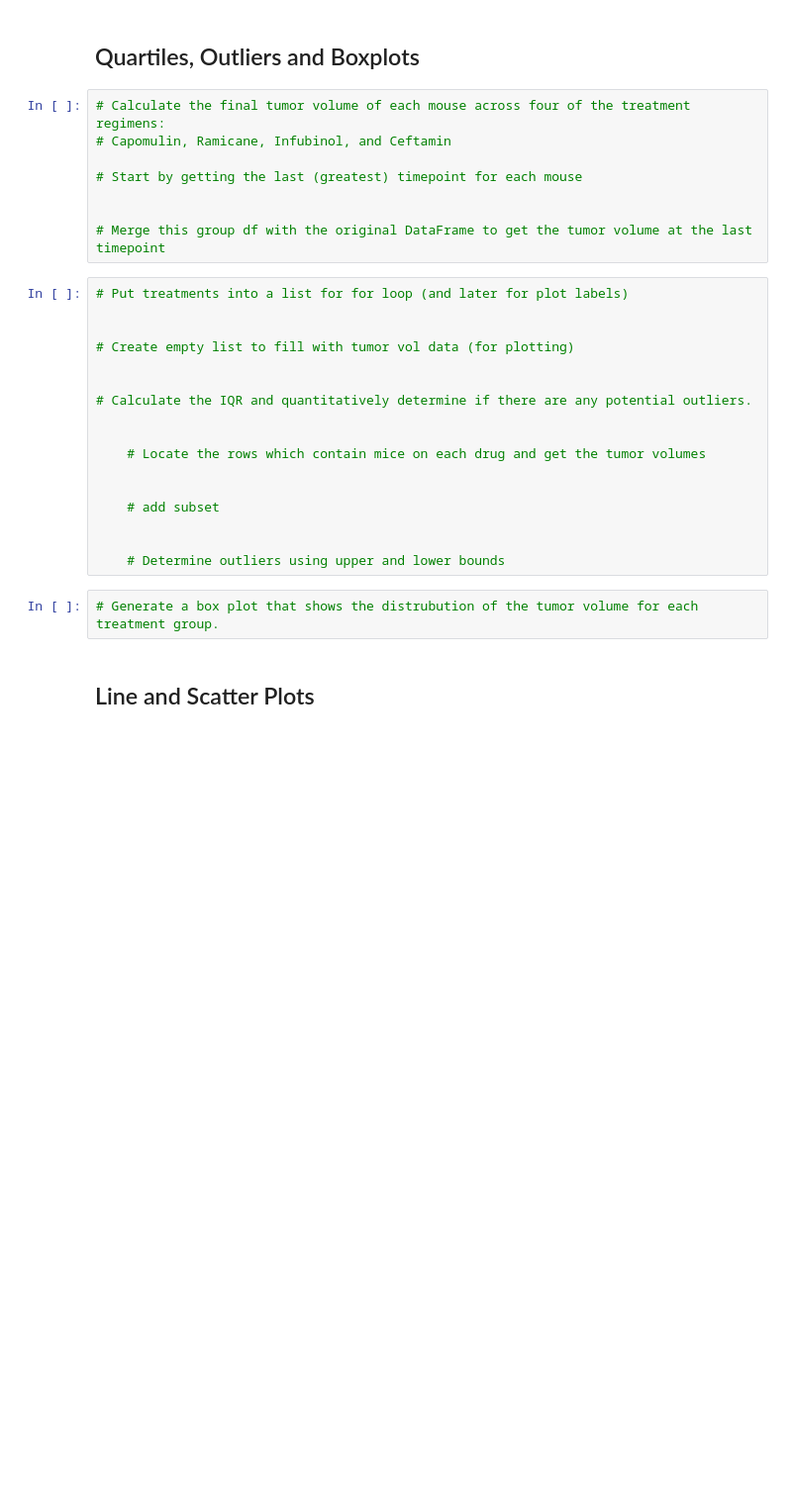
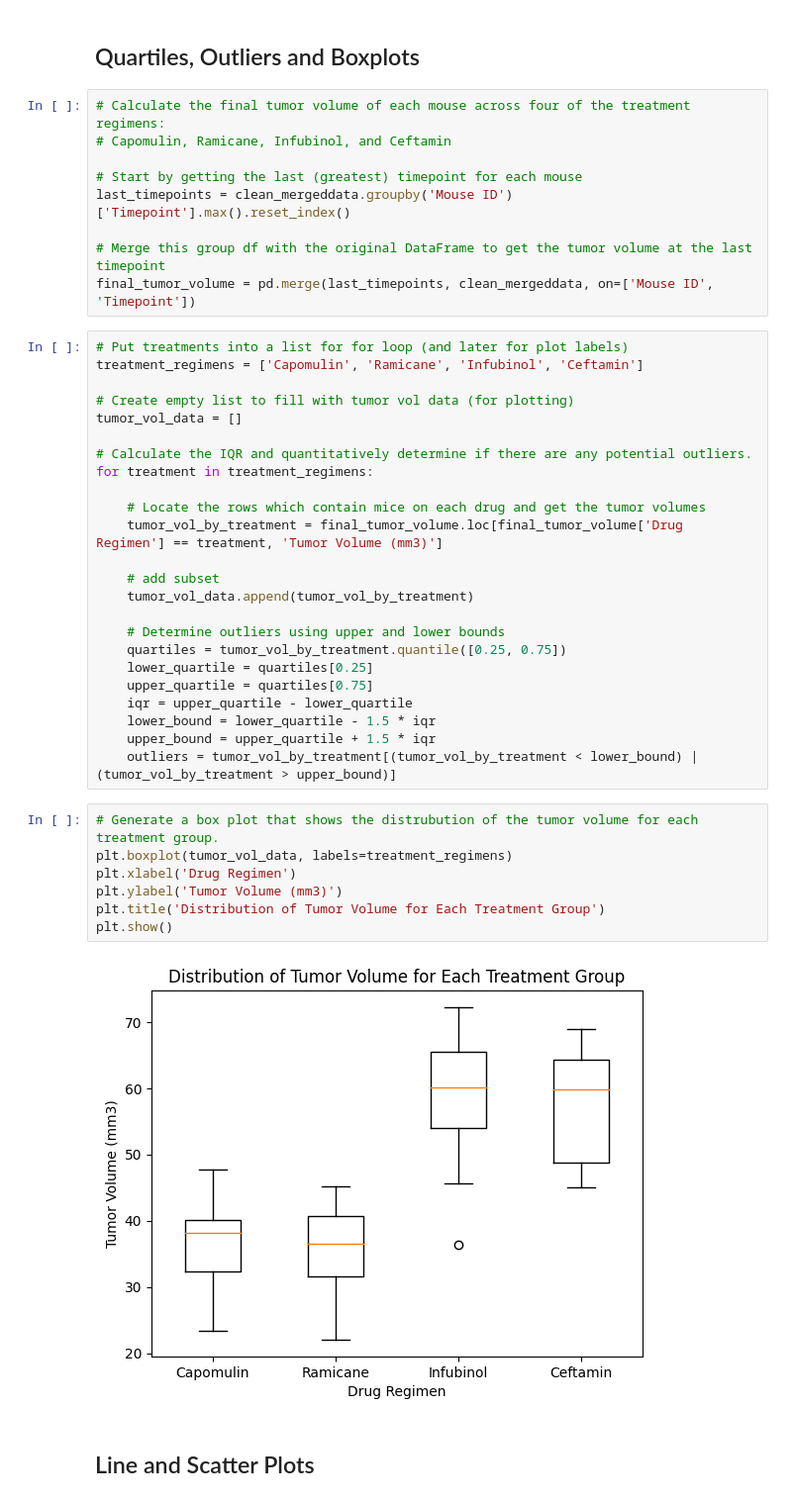
Before and after one commit to Sindu7/Matplotlib_Challenge, a Jupyter notebook: Pymaceuticals/pymaceuticals.ipynb, the cells around one changed output. Shown at 99% size. Cells and saved outputs as stored; diff of their text form; blank space fills up the shorter version.

```diff
--- a/Pymaceuticals/pymaceuticals.ipynb
+++ b/Pymaceuticals/pymaceuticals.ipynb
@@ -158,27 +178,42 @@ plt.show()
 # Capomulin, Ramicane, Infubinol, and Ceftamin
 
 # Start by getting the last (greatest) timepoint for each mouse
-
+last_timepoints = clean_mergeddata.groupby('Mouse ID')['Timepoint'].max().reset_index()
 
 # Merge this group df with the original DataFrame to get the tumor volume at the last timepoint
+final_tumor_volume = pd.merge(last_timepoints, clean_mergeddata, on=['Mouse ID', 'Timepoint'])
 # %%
 # Put treatments into a list for for loop (and later for plot labels)
-
+treatment_regimens = ['Capomulin', 'Ramicane', 'Infubinol', 'Ceftamin']
 
 # Create empty list to fill with tumor vol data (for plotting)
-
+tumor_vol_data = []
 
 # Calculate the IQR and quantitatively determine if there are any potential outliers.
-
+for treatment in treatment_regimens:
 
     # Locate the rows which contain mice on each drug and get the tumor volumes
-
+    tumor_vol_by_treatment = final_tumor_volume.loc[final_tumor_volume['Drug Regimen'] == treatment, 'Tumor Volume (mm3)']
 
     # add subset
-
+    tumor_vol_data.append(tumor_vol_by_treatment)
 
     # Determine outliers using upper and lower bounds
+    quartiles = tumor_vol_by_treatment.quantile([0.25, 0.75])
+    lower_quartile = quartiles[0.25]
+    upper_quartile = quartiles[0.75]
+    iqr = upper_quartile - lower_quartile
+    lower_bound = lower_quartile - 1.5 * iqr
+    upper_bound = upper_quartile + 1.5 * iqr
+    outliers = tumor_vol_by_treatment[(tumor_vol_by_treatment < lower_bound) | (tumor_vol_by_treatment > upper_bound)]
 # %%
 # Generate a box plot that shows the distrubution of the tumor volume for each treatment group.
+plt.boxplot(tumor_vol_data, labels=treatment_regimens)
+plt.xlabel('Drug Regimen')
+plt.ylabel('Tumor Volume (mm3)')
+plt.title('Distribution of Tumor Volume for Each Treatment Group')
+plt.show()
+# %% [output]
+[figure, added]
 # %% [markdown]
 ## Line and Scatter Plots
```
Also changed, not shown: parts of 7 cells of this notebook.
